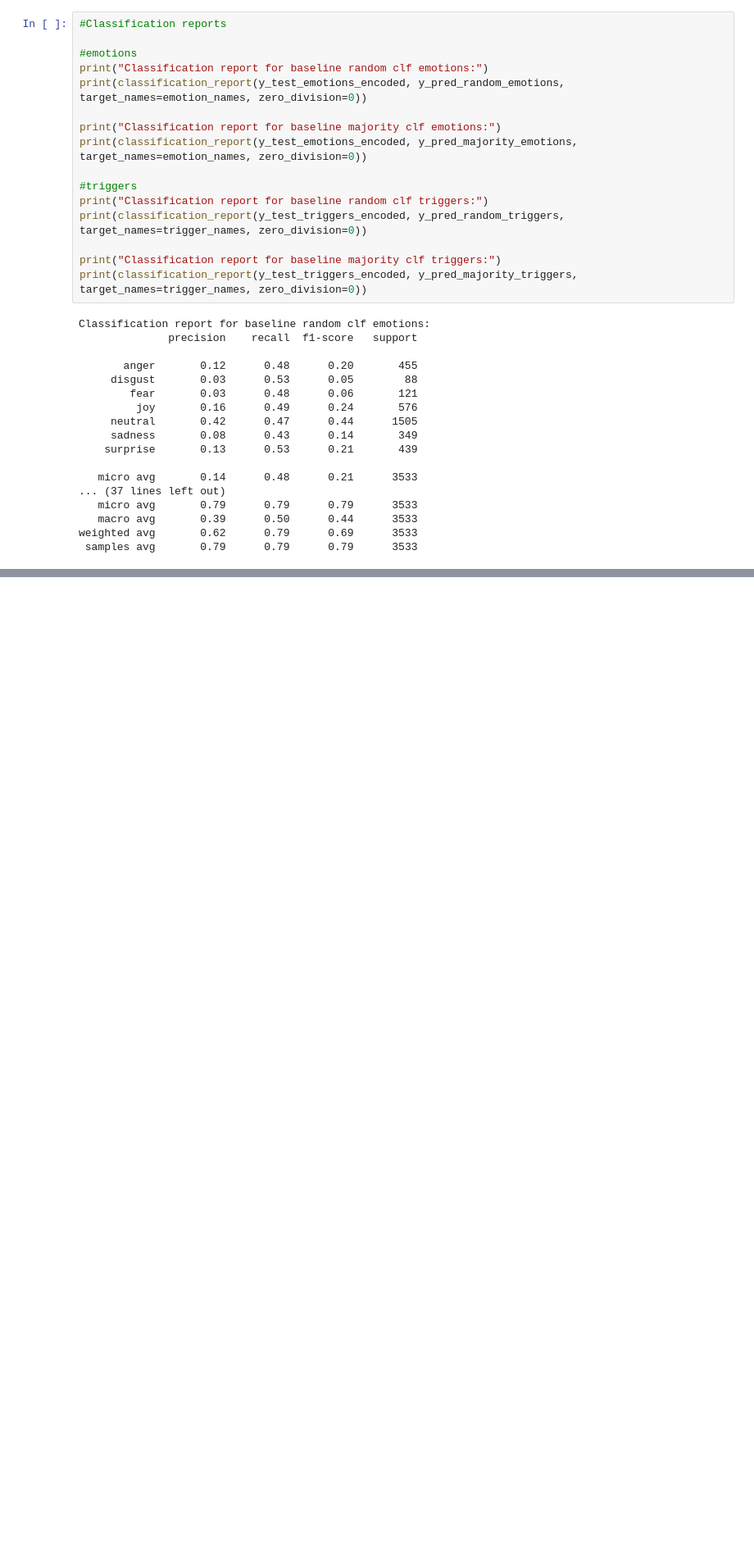
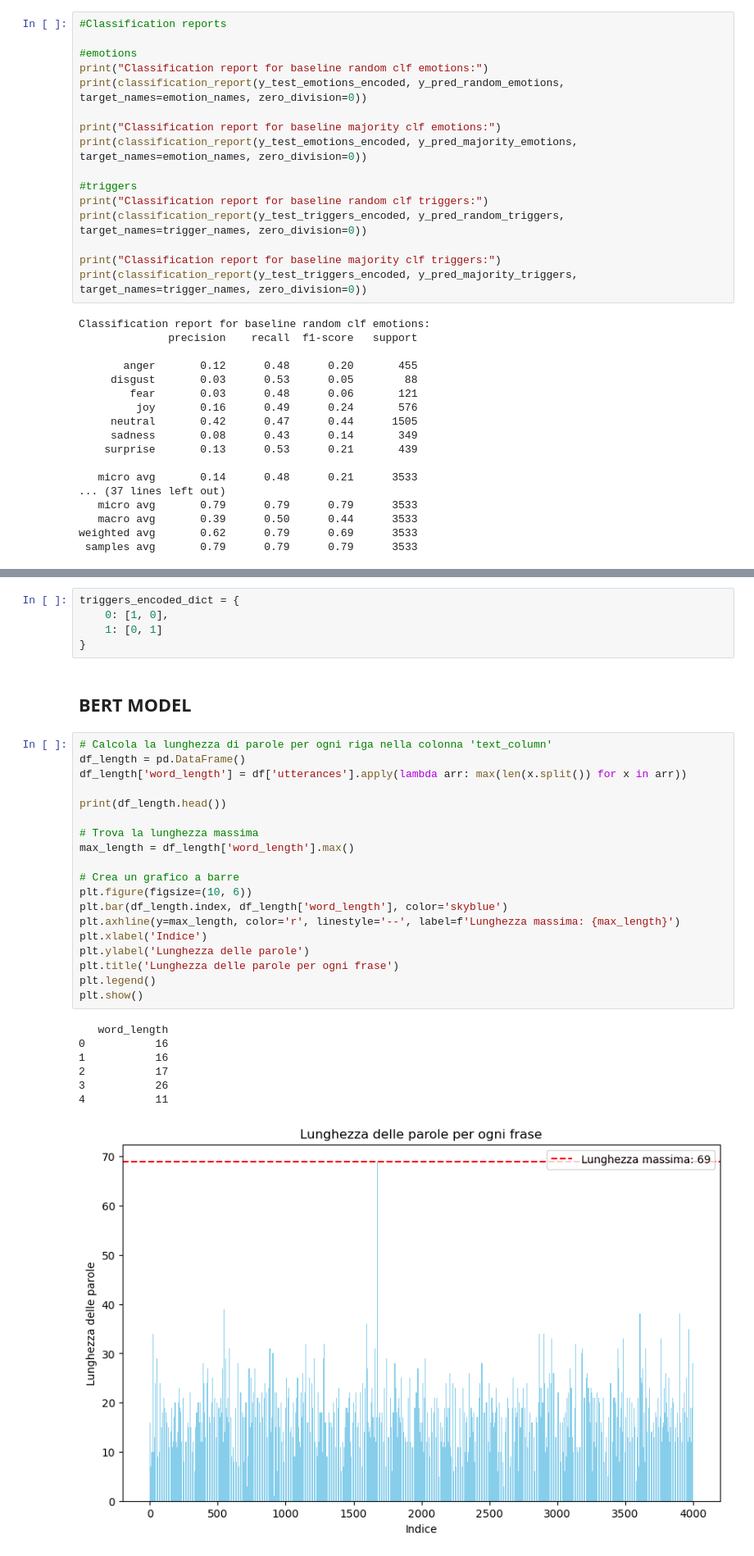
Before and after one commit to madalinaionela/NLP_project, a Jupyter notebook: project.ipynb, the cells around one changed output, grey strips where cells are left out. Shown: that part at 82% size. Drawn from its saved outputs; the diff is of its cells as text; blank space fills up the shorter version.

Commit message:
Defined BERT models
Arrivata fino alla definizione dei modelli bert. Per gli ulteriori step vedere commento in fondo.
Alcune cose da ricontrollare, segnalate nei commenti

```diff
--- a/project.ipynb
+++ b/project.ipynb
@@ -514,0 +551,34 @@ random uniform e majority classifier non riescono a tenere conto delle class wei
+# %%
+triggers_encoded_dict = {
+    0: [1, 0],
+    1: [0, 1]
+}
+# %% [markdown]
+## BERT MODEL
+# %%
+# Calcola la lunghezza di parole per ogni riga nella colonna 'text_column'
+df_length = pd.DataFrame()
+df_length['word_length'] = df['utterances'].apply(lambda arr: max(len(x.split()) for x in arr))
+
+print(df_length.head())
+
+# Trova la lunghezza massima
+max_length = df_length['word_length'].max()
+
+# Crea un grafico a barre
+plt.figure(figsize=(10, 6))
+plt.bar(df_length.index, df_length['word_length'], color='skyblue')
+plt.axhline(y=max_length, color='r', linestyle='--', label=f'Lunghezza massima: {max_length}')
+plt.xlabel('Indice')
+plt.ylabel('Lunghezza delle parole')
+plt.title('Lunghezza delle parole per ogni frase')
+plt.legend()
+plt.show()
+# %% [output]
+   word_length
+0           16
+1           16
+2           17
+3           26
+4           11
+[figure, added]
```
Also changed, not shown: parts of 18 cells of this notebook, 1 other file.
